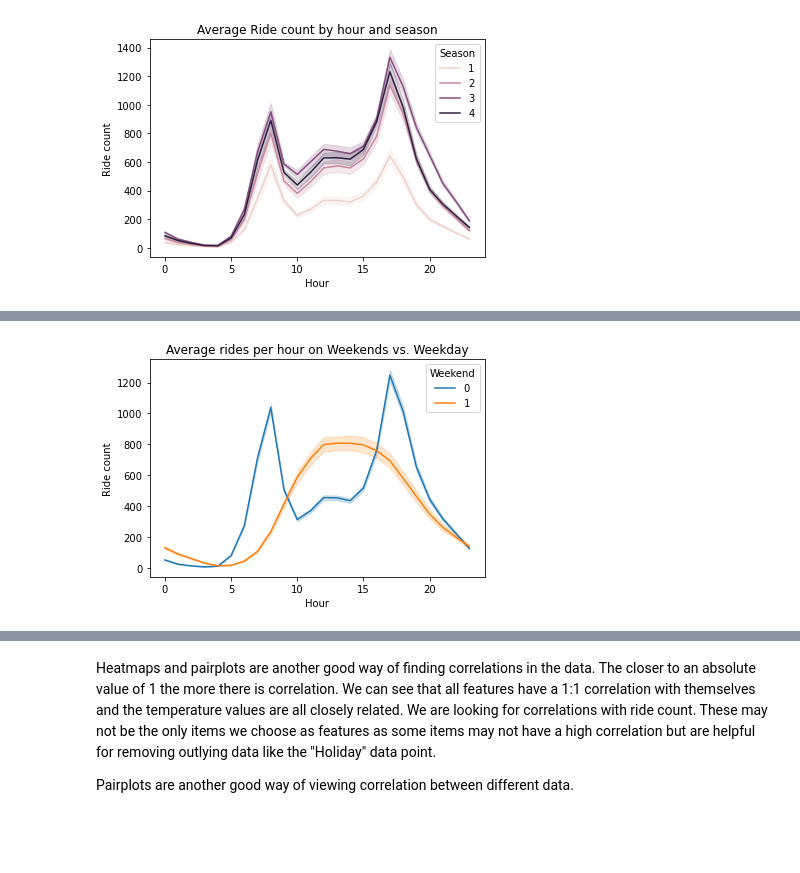
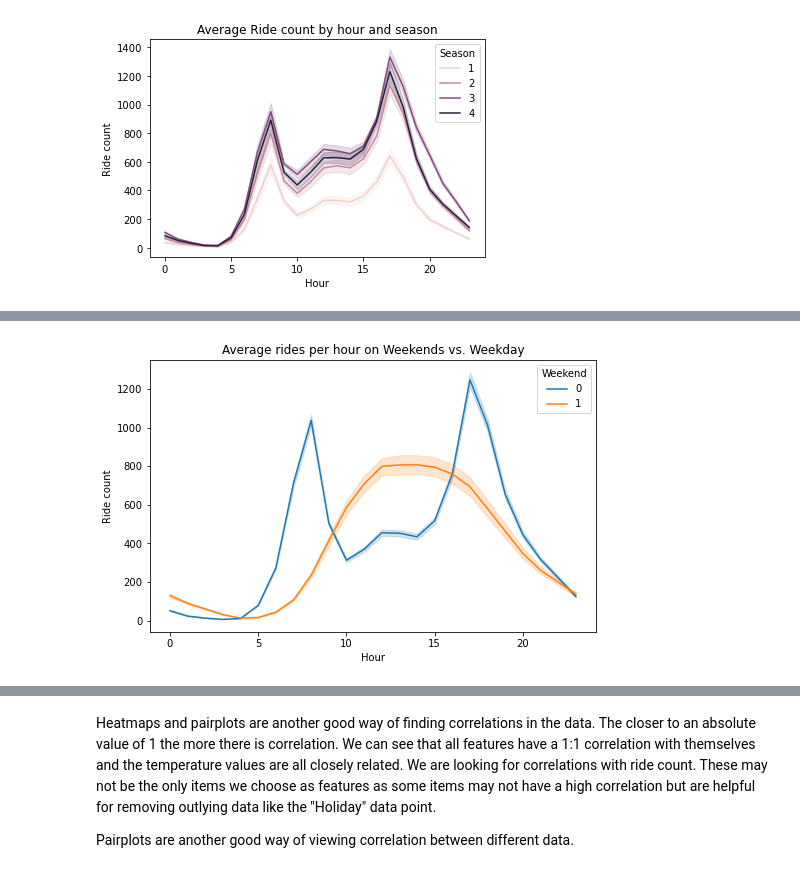
Before and after one commit to tylersoren/bike-share-prediction-app, a Jupyter notebook: models/ml-model.ipynb, the cells around one changed output, grey strips where cells are left out. Cells and saved outputs as stored; diff of their text form; code cells hidden in the pictures; blank space fills up the shorter version.

```diff
--- a/models/ml-model.ipynb
+++ b/models/ml-model.ipynb
@@ -388,6 +394,7 @@ plt.show()
 # %%
+fig, ax = plt.subplots(figsize = ( 8 , 5 ))
 sns.lineplot(data=data_df, x='Hour',y='Ride count',hue='Weekend',color="Or")
 plt.title('Average rides per hour on Weekends vs. Weekday')
 plt.show()
 # %% [output]
-[figure, old version]
+[figure, new version]
```
Also changed, not shown: parts of 9 cells of this notebook, 4 other files.
